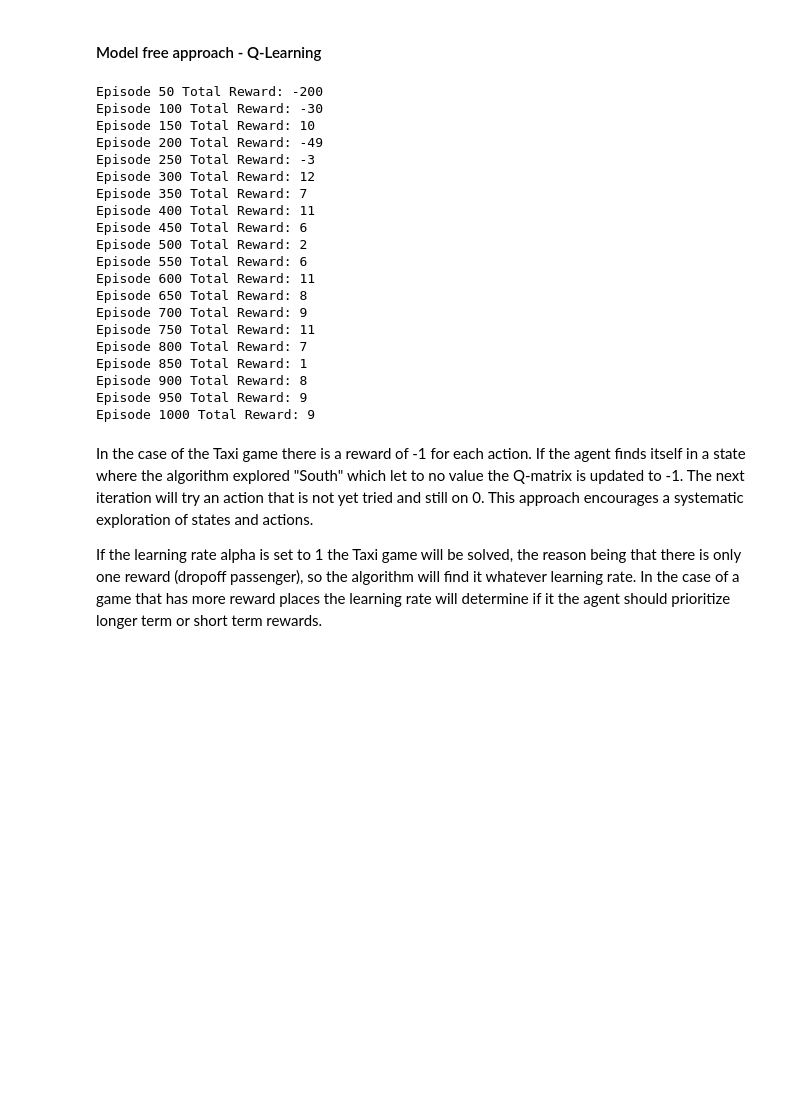
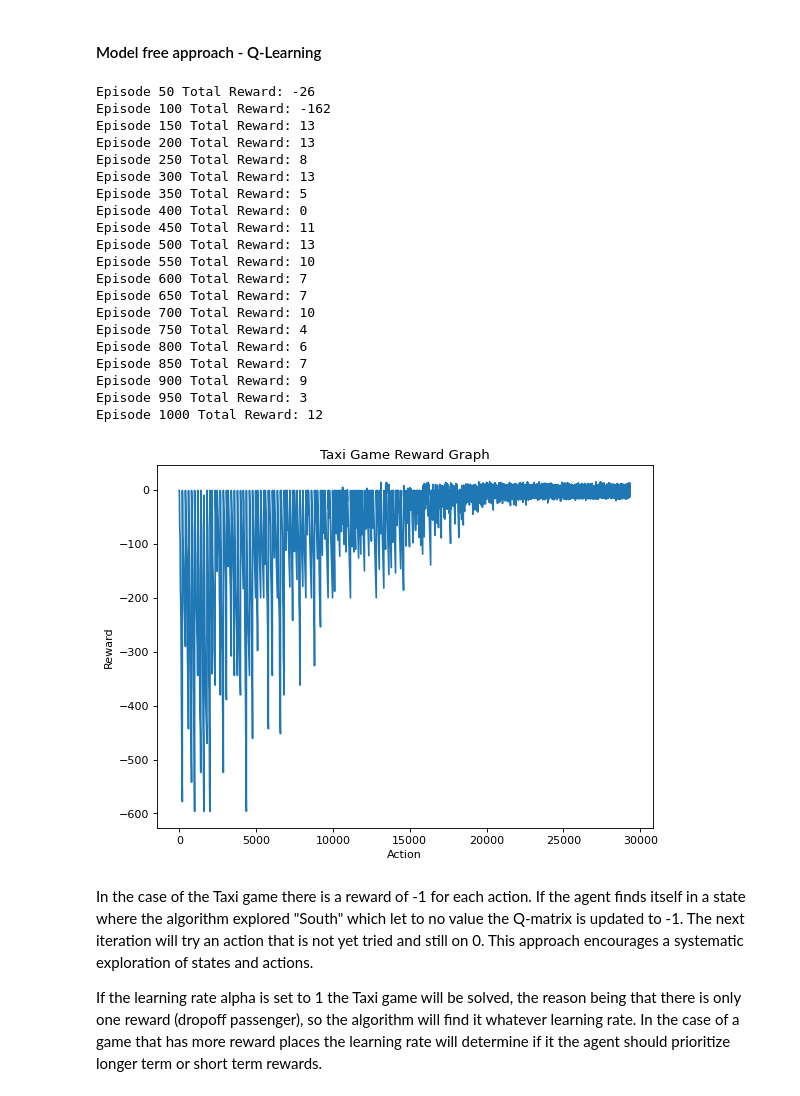
Before and after one commit to JLechuga94/DeepLearning, a Jupyter notebook: Final_Project_Reinforcement_Learning/DeepReinforcementLearning.ipynb, the cells around one changed output. Drawn from its saved outputs; the diff is of its cells as text; code cells hidden in the pictures; blank space fills up the shorter version.

Commit message:
Final performance graphs for agents

```diff
--- a/Final_Project_Reinforcement_Learning/DeepReinforcementLearning.ipynb
+++ b/Final_Project_Reinforcement_Learning/DeepReinforcementLearning.ipynb
@@ -344,6 +327,7 @@ n_states = env.observation_space.n
 Q = np.zeros([n_states, n_actions]) #You could also make this dynamic if you don't know all games states upfront
 gamma = 0.9 # discount factor
 alpha = 0.9 # learning rate
+rewards = []
 for episode in range(1,1001):
     done = False
     rew_tot = 0
@@ -354,30 +338,41 @@ for episode in range(1,1001):
             Q[obs,action] += alpha * (rew + gamma * np.max(Q[obs2]) - Q[obs,action]) #Update Q-matrix using Bellman equation
             #Q[obs,action] = rew + gamma * np.max(Q[obs2]) # same equation but with learning rate = 1 returns the basic Bellman equation
             rew_tot = rew_tot + rew
+            rewards.append(rew_tot)
             obs = obs2
     if episode % 50 == 0:
         print('Episode {} Total Reward: {}'.format(episode,rew_tot))
 # %% [output]
-Episode 50 Total Reward: -200
-Episode 100 Total Reward: -30
-Episode 150 Total Reward: 10
-Episode 200 Total Reward: -49
-Episode 250 Total Reward: -3
-Episode 300 Total Reward: 12
-Episode 350 Total Reward: 7
-Episode 400 Total Reward: 11
-Episode 450 Total Reward: 6
-Episode 500 Total Reward: 2
-Episode 550 Total Reward: 6
-Episode 600 Total Reward: 11
-Episode 650 Total Reward: 8
-Episode 700 Total Reward: 9
-Episode 750 Total Reward: 11
-Episode 800 Total Reward: 7
-Episode 850 Total Reward: 1
-Episode 900 Total Reward: 8
-Episode 950 Total Reward: 9
-Episode 1000 Total Reward: 9
+Episode 50 Total Reward: -26
+Episode 100 Total Reward: -162
+Episode 150 Total Reward: 13
+Episode 200 Total Reward: 13
+Episode 250 Total Reward: 8
+Episode 300 Total Reward: 13
+Episode 350 Total Reward: 5
+Episode 400 Total Reward: 0
+Episode 450 Total Reward: 11
+Episode 500 Total Reward: 13
+Episode 550 Total Reward: 10
+Episode 600 Total Reward: 7
+Episode 650 Total Reward: 7
+Episode 700 Total Reward: 10
+Episode 750 Total Reward: 4
+Episode 800 Total Reward: 6
+Episode 850 Total Reward: 7
+Episode 900 Total Reward: 9
+Episode 950 Total Reward: 3
+Episode 1000 Total Reward: 12
+# %%
+from matplotlib.pyplot import figure
+figure(figsize=(8, 6), dpi=80)
+plt.plot(rewards)
+plt.title("Taxi Game Reward Graph")
+plt.xlabel("Action")
+plt.ylabel("Reward")
+plt.show()
+# %% [output]
+[figure, added]
 # %% [markdown]
 In the case of the Taxi game there is a reward of -1 for each action. If the agent finds itself in a state where the algorithm explored "South" which let to no value the Q-matrix is updated to -1. The next iteration will try an action that is not yet tried and still on 0. This approach encourages a systematic exploration of states and actions.
 
```
Also changed, not shown: parts of 20 cells of this notebook.
